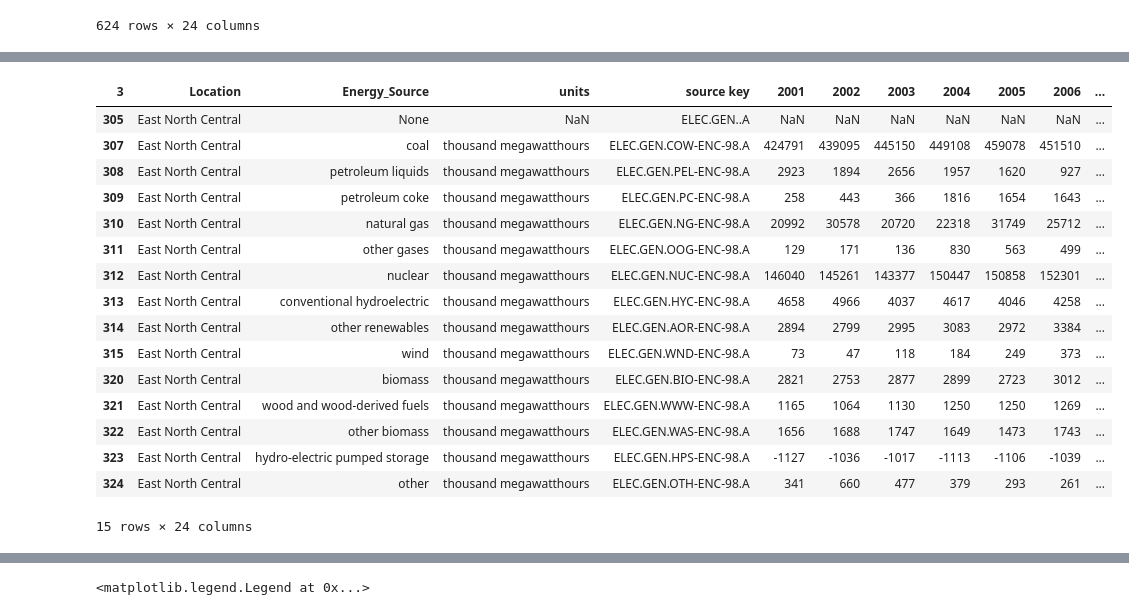
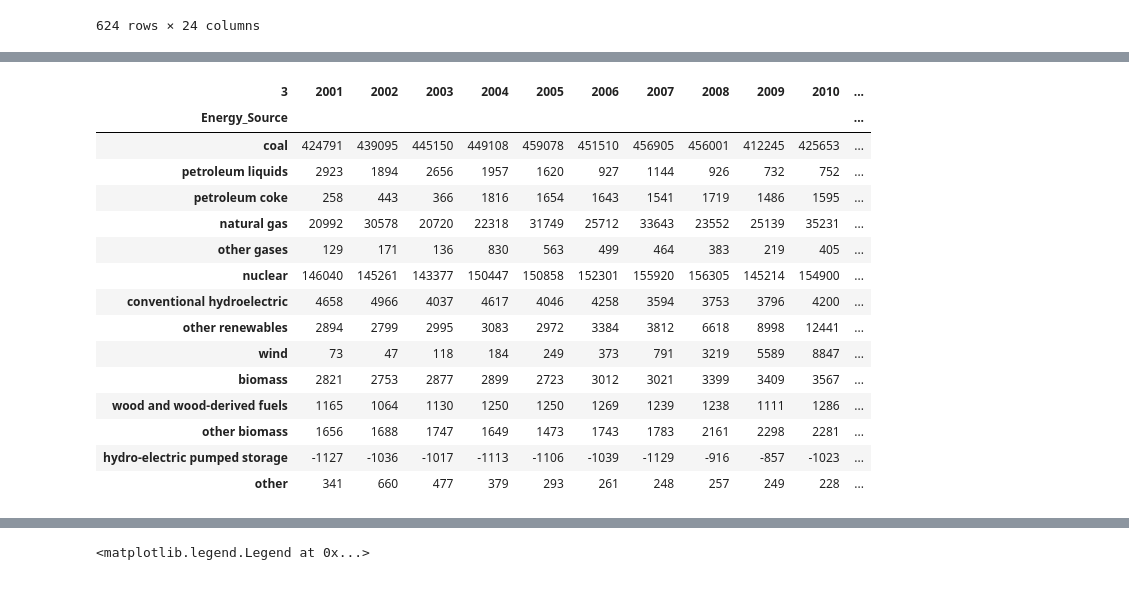
Before and after one commit to Mitchemoto/project-1-, a Jupyter notebook: Energy_Source_Clean_East_North_Central.ipynb, the cells around one changed output, grey strips where cells are left out. Drawn from its saved outputs; the diff is of its cells as text; code cells hidden in the pictures.

Commit message:
Further refined the analysis to show trends in energy production by source for the ENC region and change in energy production by source for the ENC region

```diff
--- a/Energy_Source_Clean_East_North_Central.ipynb
+++ b/Energy_Source_Clean_East_North_Central.ipynb
@@ -239,22 +437,26 @@ filtered_df2
 # %%
 #breakout the data from the East North Central Region into it's own dataframe
 ENC_df=filtered_df2.loc[filtered_df2["Location"]=="East North Central"]
+
+ENC_df=ENC_df.drop(columns=["source key", "units", "Location"])
+
+ENC_df=ENC_df.set_index(["Energy_Source"])
+ENC_df=ENC_df.dropna()
 ENC_df
 # %% [output]
-| 3 | Location | Energy_Source | units | source key | 2001 | 2002 | 2003 | 2004 | 2005 | 2006 | ... |
-| 305 | East North Central | None | NaN | ELEC.GEN..A | NaN | NaN | NaN | NaN | NaN | NaN | ... |
-| 307 | East North Central | coal | thousand megawatthours | ELEC.GEN.COW-ENC-98.A | 424791 | 439095 | 445150 | 449108 | 459078 | 451510 | ... |
-| 308 | East North Central | petroleum liquids | thousand megawatthours | ELEC.GEN.PEL-ENC-98.A | 2923 | 1894 | 2656 | 1957 | 1620 | 927 | ... |
-| 309 | East North Central | petroleum coke | thousand megawatthours | ELEC.GEN.PC-ENC-98.A | 258 | 443 | 366 | 1816 | 1654 | 1643 | ... |
-| 310 | East North Central | natural gas | thousand megawatthours | ELEC.GEN.NG-ENC-98.A | 20992 | 30578 | 20720 | 22318 | 31749 | 25712 | ... |
-| 311 | East North Central | other gases | thousand megawatthours | ELEC.GEN.OOG-ENC-98.A | 129 | 171 | 136 | 830 | 563 | 499 | ... |
-| 312 | East North Central | nuclear | thousand megawatthours | ELEC.GEN.NUC-ENC-98.A | 146040 | 145261 | 143377 | 150447 | 150858 | 152301 | ... |
-| 313 | East North Central | conventional hydroelectric | thousand megawatthours | ELEC.GEN.HYC-ENC-98.A | 4658 | 4966 | 4037 | 4617 | 4046 | 4258 | ... |
-| 314 | East North Central | other renewables | thousand megawatthours | ELEC.GEN.AOR-ENC-98.A | 2894 | 2799 | 2995 | 3083 | 2972 | 3384 | ... |
-| 315 | East North Central | wind | thousand megawatthours | ELEC.GEN.WND-ENC-98.A | 73 | 47 | 118 | 184 | 249 | 373 | ... |
-| 320 | East North Central | biomass | thousand megawatthours | ELEC.GEN.BIO-ENC-98.A | 2821 | 2753 | 2877 | 2899 | 2723 | 3012 | ... |
-| 321 | East North Central | wood and wood-derived fuels | thousand megawatthours | ELEC.GEN.WWW-ENC-98.A | 1165 | 1064 | 1130 | 1250 | 1250 | 1269 | ... |
-| 322 | East North Central | other biomass | thousand megawatthours | ELEC.GEN.WAS-ENC-98.A | 1656 | 1688 | 1747 | 1649 | 1473 | 1743 | ... |
-| 323 | East North Central | hydro-electric pumped storage | thousand megawatthours | ELEC.GEN.HPS-ENC-98.A | -1127 | -1036 | -1017 | -1113 | -1106 | -1039 | ... |
-| 324 | East North Central | other | thousand megawatthours | ELEC.GEN.OTH-ENC-98.A | 341 | 660 | 477 | 379 | 293 | 261 | ... |
+| 3 | 2001 | 2002 | 2003 | 2004 | 2005 | 2006 | 2007 | 2008 | 2009 | 2010 | ... |
+| Energy_Source |  |  |  |  |  |  |  |  |  |  | ... |
+| coal | 424791 | 439095 | 445150 | 449108 | 459078 | 451510 | 456905 | 456001 | 412245 | 425653 | ... |
+| petroleum liquids | 2923 | 1894 | 2656 | 1957 | 1620 | 927 | 1144 | 926 | 732 | 752 | ... |
+| petroleum coke | 258 | 443 | 366 | 1816 | 1654 | 1643 | 1541 | 1719 | 1486 | 1595 | ... |
+| natural gas | 20992 | 30578 | 20720 | 22318 | 31749 | 25712 | 33643 | 23552 | 25139 | 35231 | ... |
+| other gases | 129 | 171 | 136 | 830 | 563 | 499 | 464 | 383 | 219 | 405 | ... |
+| nuclear | 146040 | 145261 | 143377 | 150447 | 150858 | 152301 | 155920 | 156305 | 145214 | 154900 | ... |
+| conventional hydroelectric | 4658 | 4966 | 4037 | 4617 | 4046 | 4258 | 3594 | 3753 | 3796 | 4200 | ... |
+| other renewables | 2894 | 2799 | 2995 | 3083 | 2972 | 3384 | 3812 | 6618 | 8998 | 12441 | ... |
+| wind | 73 | 47 | 118 | 184 | 249 | 373 | 791 | 3219 | 5589 | 8847 | ... |
+| biomass | 2821 | 2753 | 2877 | 2899 | 2723 | 3012 | 3021 | 3399 | 3409 | 3567 | ... |
+| wood and wood-derived fuels | 1165 | 1064 | 1130 | 1250 | 1250 | 1269 | 1239 | 1238 | 1111 | 1286 | ... |
+| other biomass | 1656 | 1688 | 1747 | 1649 | 1473 | 1743 | 1783 | 2161 | 2298 | 2281 | ... |
+| hydro-electric pumped storage | -1127 | -1036 | -1017 | -1113 | -1106 | -1039 | -1129 | -916 | -857 | -1023 | ... |
+| other | 341 | 660 | 477 | 379 | 293 | 261 | 248 | 257 | 249 | 228 | ... |
-15 rows × 24 columns
```
Also changed, not shown: parts of 21 cells of this notebook.
